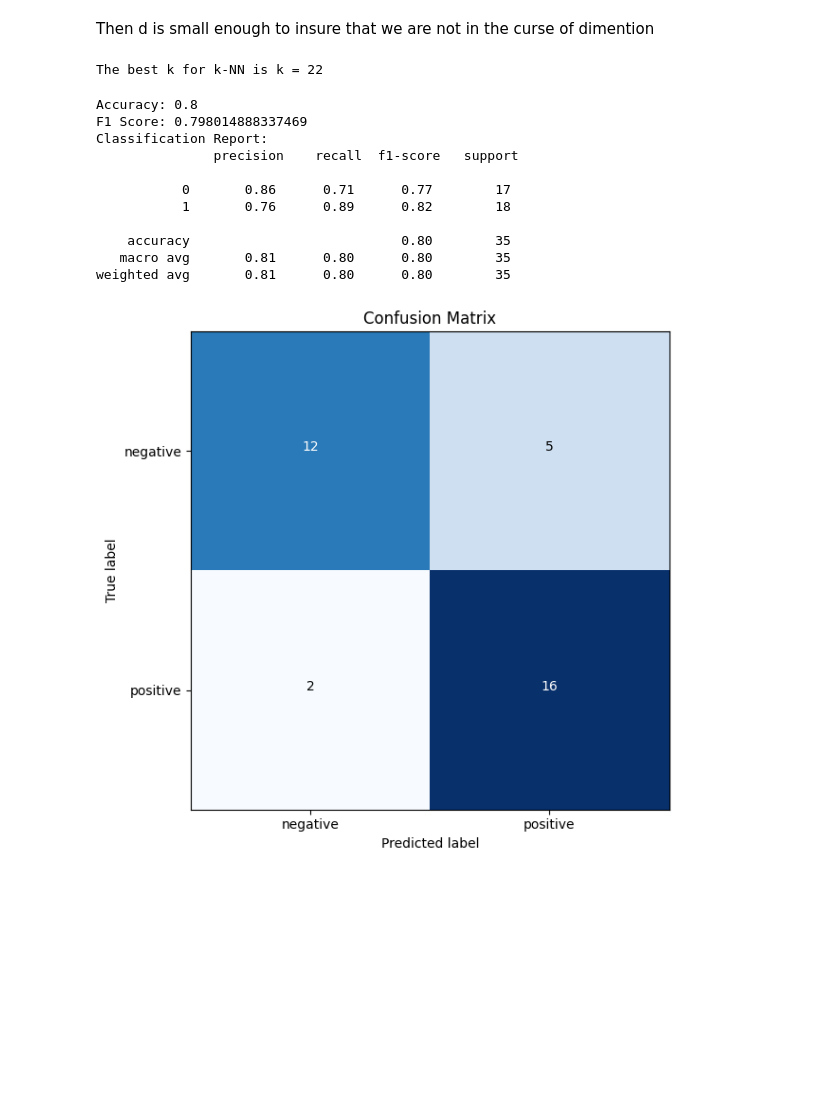
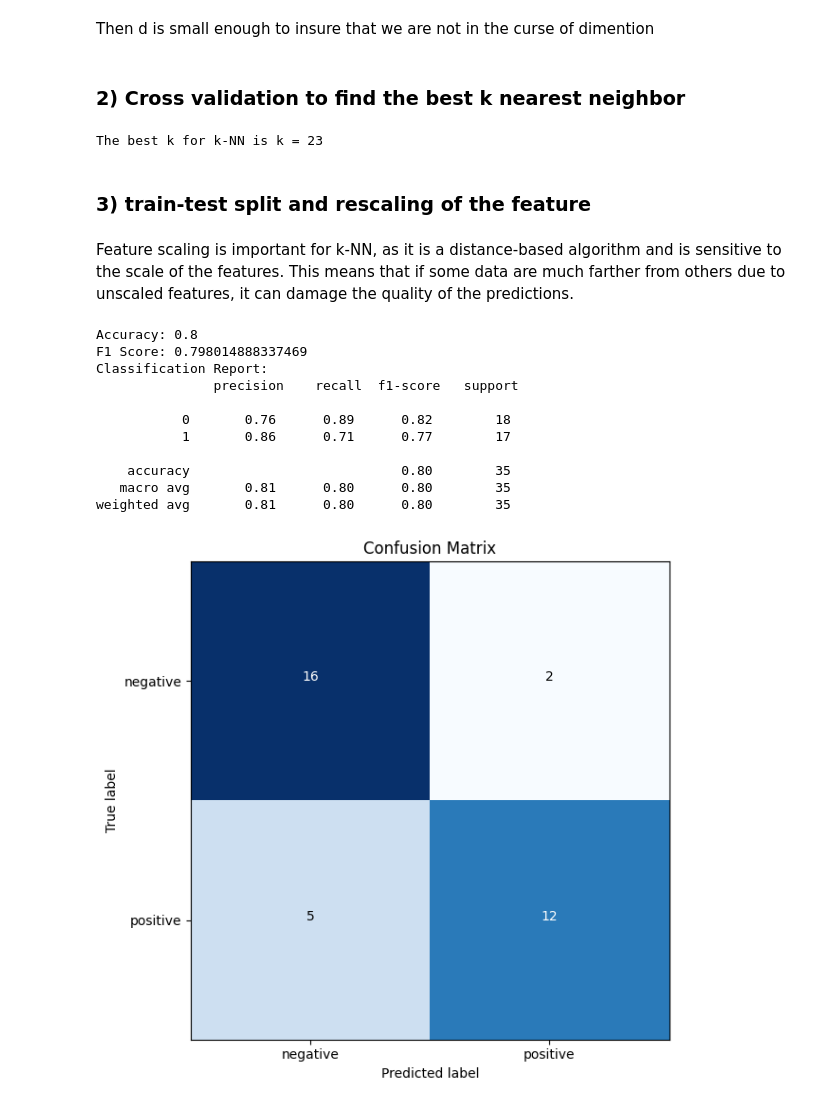
Before and after one commit to ErwanR123/breast-cancer-detection, a Jupyter notebook: knn.ipynb, the cells around one changed output. Cells and saved outputs as stored; diff of their text form; code cells hidden in the pictures; blank space fills up the shorter version.

```diff
--- a/knn.ipynb
+++ b/knn.ipynb
@@ -17,13 +17,10 @@ data = pd.read_csv("dataR2.csv")
 
 # data (as pandas dataframes)
 X = data.drop(columns='Classification')
-y = data['Classification']
+y = data['Classification'].map({2: 0, 1: 1}) # Map 2 to 0 and 1 to 1, 0 = pacient healthy, 1 = pacient sick
 
 print("Dataset shape:", data.shape)
 print(data.head())
-
-# transform {1,2} to {0,1}
-y = y.map({1: 0, 2: 1})
 # %% [output]
 Dataset shape: (116, 10)
    Age        BMI  Glucose  Insulin      HOMA   Leptin  Adiponectin  Resistin  \
@@ -51,33 +48,52 @@ Number of samples: 116
 Number of features: 9
 # %% [markdown]
 Then d is small enough to insure that we are not in the curse of dimention
+# %% [markdown]
+### 2) Cross validation to find the best k nearest neighbor
 # %%
 k_scores = []
 K_list = np.arange(1, X.shape[0] // 4 )  # concidering 1/4 of the samples as neaighbors is large enough for k-NN to don't overfit
 
-# Cross-validation to find the best k
 
 for k in K_list:
     knn = KNeighborsClassifier(n_neighbors=k)
-    score = cross_val_score(knn, X, y, cv=5, scoring='accuracy')
+    score = cross_val_score(knn, X, y, cv=5, scoring='accuracy') # 5-fold cross-validation
     k_scores.append(score.mean())
 
 k_scores = np.array(k_scores)
 
-print("The best k for k-NN is k =", np.argmax(k_scores))
+k_optimal = K_list[np.argmax(k_scores)]
+print("The best k for k-NN is k =", k_optimal)
 # %% [output]
-The best k for k-NN is k = 22
+The best k for k-NN is k = 23
+# %% [markdown]
+### 3) train-test split and rescaling of the feature
+# %% [markdown]
+Feature scaling is important for k-NN, as it is a distance-based algorithm and is sensitive to the scale of the features. This means that if some data are much farther from others due to unscaled features, it can damage the quality of the predictions.
+# %%
+X_train, X_test, y_train, y_test = train_test_split(X, y, test_size=0.3, random_state=42) # train/test split with 70% training and 30% testing
+
+
+# Feature scaling
+scaler = StandardScaler()
+
+X_train_scaled = pd.DataFrame(
+    scaler.fit_transform(X_train),
+    columns=X_train.columns,
+    index=X_train.index
+)
+
+X_test_scaled = pd.DataFrame(
+    scaler.transform(X_test),
+    columns=X_test.columns,
+    index=X_test.index
+)
 # %%
-X_train, X_test, y_train, y_test = train_test_split(X, y, test_size=0.3, random_state=42)
 
-scaler = StandardScaler()
-X_train = scaler.fit_transform(X_train)
-X_test = scaler.transform(X_test)
+knn = KNeighborsClassifier(n_neighbors=k_optimal) # using the best k founded earlier
+knn.fit(X_train_scaled, y_train)
 
-knn = KNeighborsClassifier(n_neighbors=22) # using the best k found
-knn.fit(X_train, y_train)
-
-y_pred = knn.predict(X_test)
+y_pred = knn.predict(X_test_scaled)
 
 acc = accuracy_score(y_test, y_pred)
 f1 = f1_score(y_test, y_pred, average='weighted')
@@ -88,7 +104,7 @@ print("Accuracy:", acc)
 print("F1 Score:", f1)
 print("Classification Report:\n", class_report)
 
-# Plottinf the confusion matrix
+# Plotting the confusion matrix
 cm = confusion_matrix(y_test, y_pred)
 plt.figure(figsize=(8, 6))
 plt.imshow(cm, interpolation='nearest', cmap=plt.cm.Blues)
@@ -98,34 +114,34 @@ for i in range(cm.shape[0]):
         plt.text(j, i, cm[i, j], horizontalalignment='center', color='white' if cm[i, j] > cm.max() / 2 else 'black')
 plt.xticks(np.arange(len(np.unique(y))),labels = ["negative", "positive"])
 plt.yticks(np.arange(len(np.unique(y))),labels = ["negative", "positive"])
 plt.xlabel('Predicted label')
 plt.ylabel('True label')
 plt.tight_layout()
 plt.show()
 
 # Plotting ROC curve
-fpr, tpr, thresholds = roc_curve(y_test, knn.predict_proba(X_test)[:, 1])
+fpr, tpr, thresholds = roc_curve(y_test, knn.predict_proba(X_test_scaled)[:, 1])
 plt.figure(figsize=(8, 6))
 plt.plot(fpr, tpr, color='blue', label='ROC curve (area = {:.2f})'.format(f1))
 plt.plot([0, 1], [0, 1], color='red', linestyle='--')
 plt.xlim([-0.05, 1.05])
 plt.ylim([-0.05, 1.05])
 plt.xlabel('False Positive Rate')
 plt.ylabel('True Positive Rate')
 plt.title('Receiver Operating Characteristic (ROC) Curve')
 plt.legend(loc='lower right')
 plt.grid()
 plt.show()
 # %% [output]
 Accuracy: 0.8
 F1 Score: 0.798014888337469
 Classification Report:
                precision    recall  f1-score   support
 
-           0       0.86      0.71      0.77        17
-           1       0.76      0.89      0.82        18
+           0       0.76      0.89      0.82        18
+           1       0.86      0.71      0.77        17
 
     accuracy                           0.80        35
    macro avg       0.81      0.80      0.80        35
 weighted avg       0.81      0.80      0.80        35
-[figure, old version]
+[figure, new version]
```
Also changed, not shown: parts of 2 cells of this notebook.
